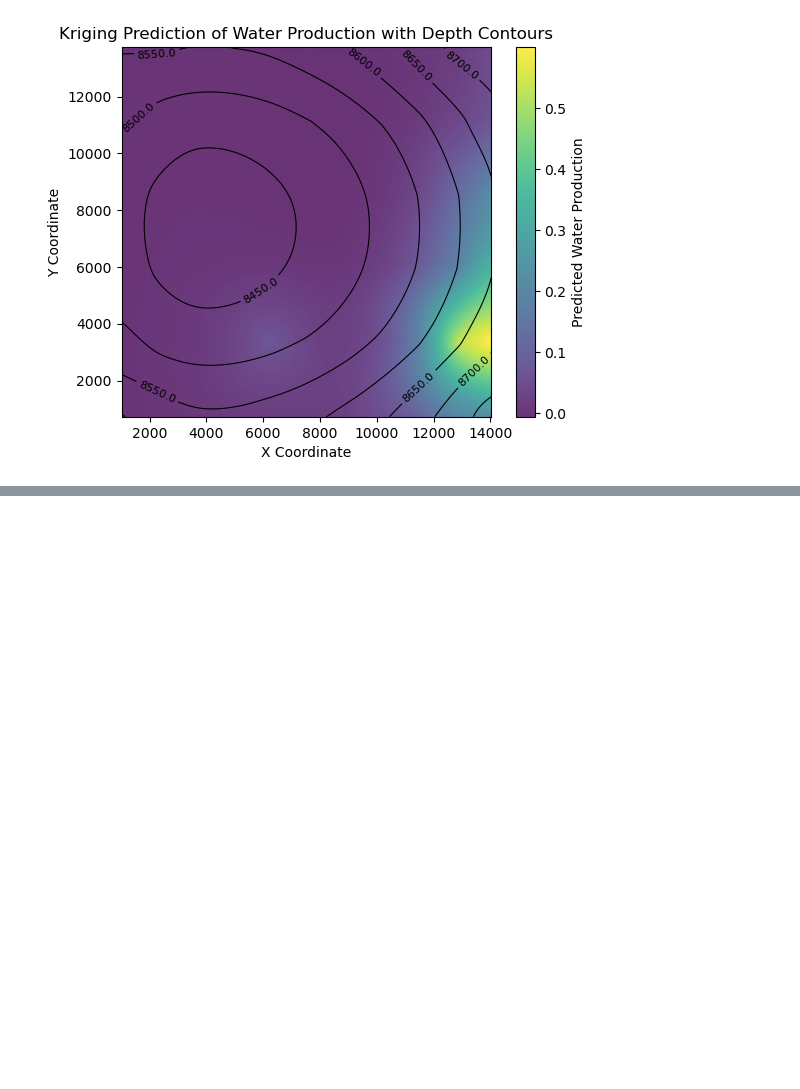
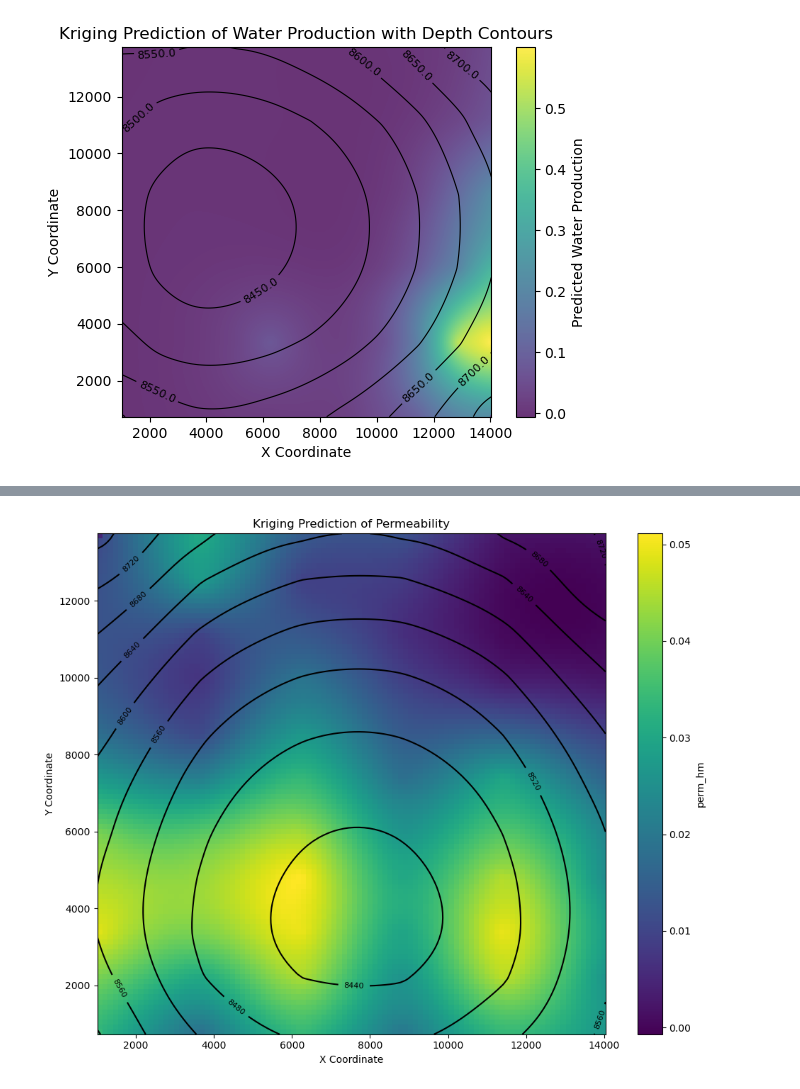
Before and after one commit to elnflores/NSC-325-Sweet-Spot-Identification, a Jupyter notebook: Exploratory.ipynb, the cells around one changed output, grey strips where cells are left out. Saved outputs shown, nothing was run; the diff lists cells and outputs as text; code cells hidden in the pictures; blank space fills up the shorter version.

```diff
--- a/Exploratory.ipynb
+++ b/Exploratory.ipynb
@@ -417,0 +580,8 @@ plt.show()
+# %%
+# Kriging plot for permeability
+create_kriging_plot(df, 'bh_x', 'bh_y', 'perm_hm',
+                    'Kriging Prediction of Permeability',
+                    cmap='viridis', add_contours=True, contour_col='total_depth_md')
+plt.show()
+# %% [output]
+[figure, added]
```
Also changed, not shown: parts of 16 cells of this notebook.
